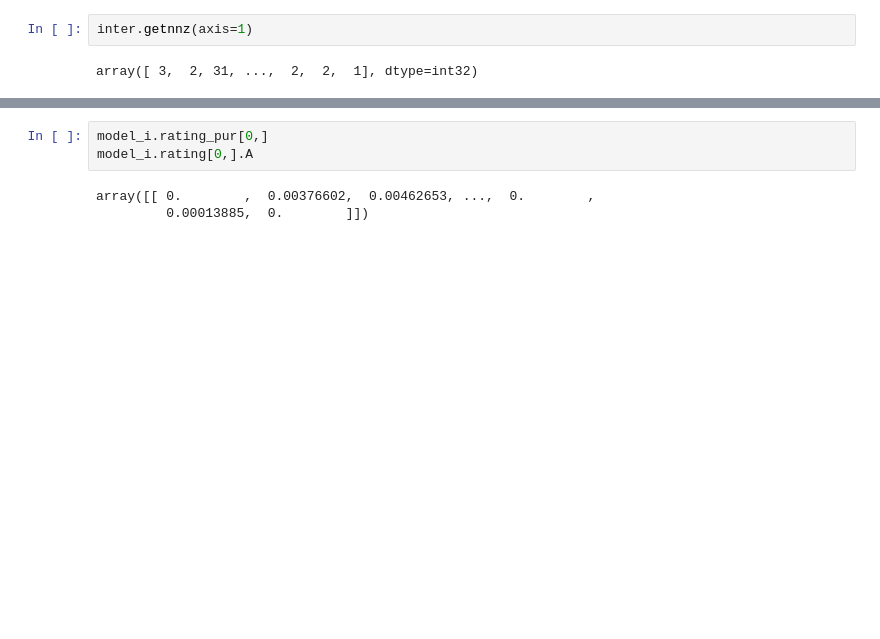
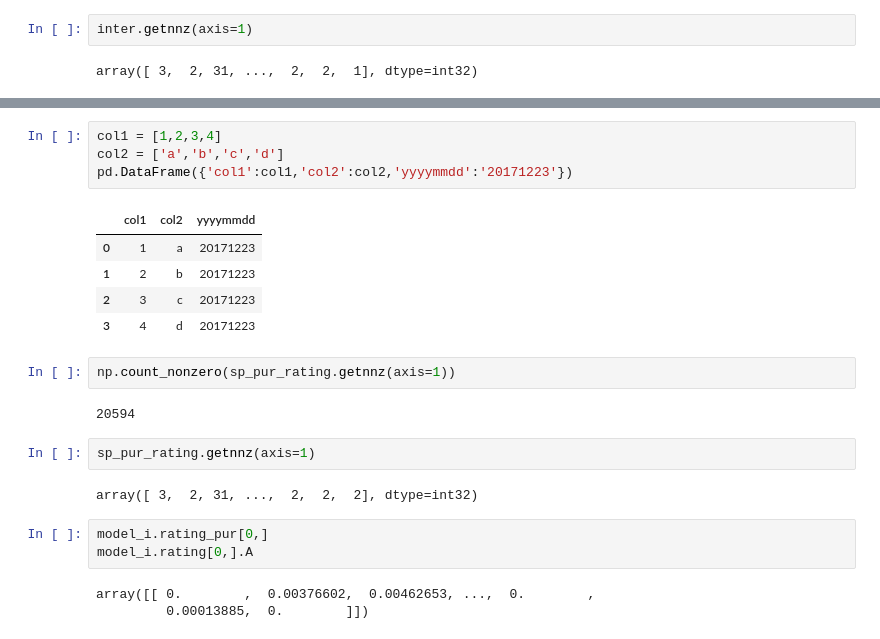
Before and after one commit to 000Nelson000/PlayRecommendSystem, a Jupyter notebook: rec_funds/rec_funds_offline.ipynb, the cells around one changed output, grey strips where cells are left out. Cells and saved outputs as stored; diff of their text form; blank space fills up the shorter version.

```diff
--- a/rec_funds/rec_funds_offline.ipynb
+++ b/rec_funds/rec_funds_offline.ipynb
@@ -209,3 +348,21 @@ False
+# %%
+col1 = [1,2,3,4]
+col2 = ['a','b','c','d']
+pd.DataFrame({'col1':col1,'col2':col2,'yyyymmdd':'20171223'})
+# %% [output]
+|  | col1 | col2 | yyyymmdd |
+| 0 | 1 | a | 20171223 |
+| 1 | 2 | b | 20171223 |
+| 2 | 3 | c | 20171223 |
+| 3 | 4 | d | 20171223 |
+# %%
+np.count_nonzero(sp_pur_rating.getnnz(axis=1))
+# %% [output]
+20594
+# %%
+sp_pur_rating.getnnz(axis=1)
+# %% [output]
+array([ 3,  2, 31, ...,  2,  2,  2], dtype=int32)
 # %%
 model_i.rating_pur[0,]
 model_i.rating[0,].A
```
Also changed, not shown: parts of 16 cells of this notebook, 2 other files.
